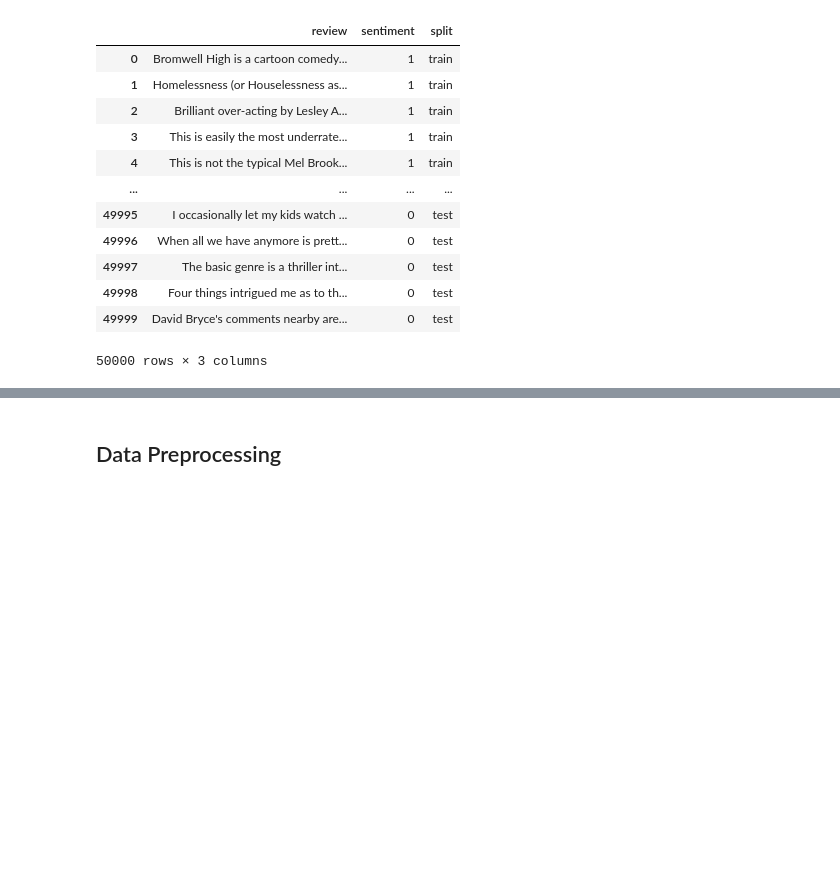
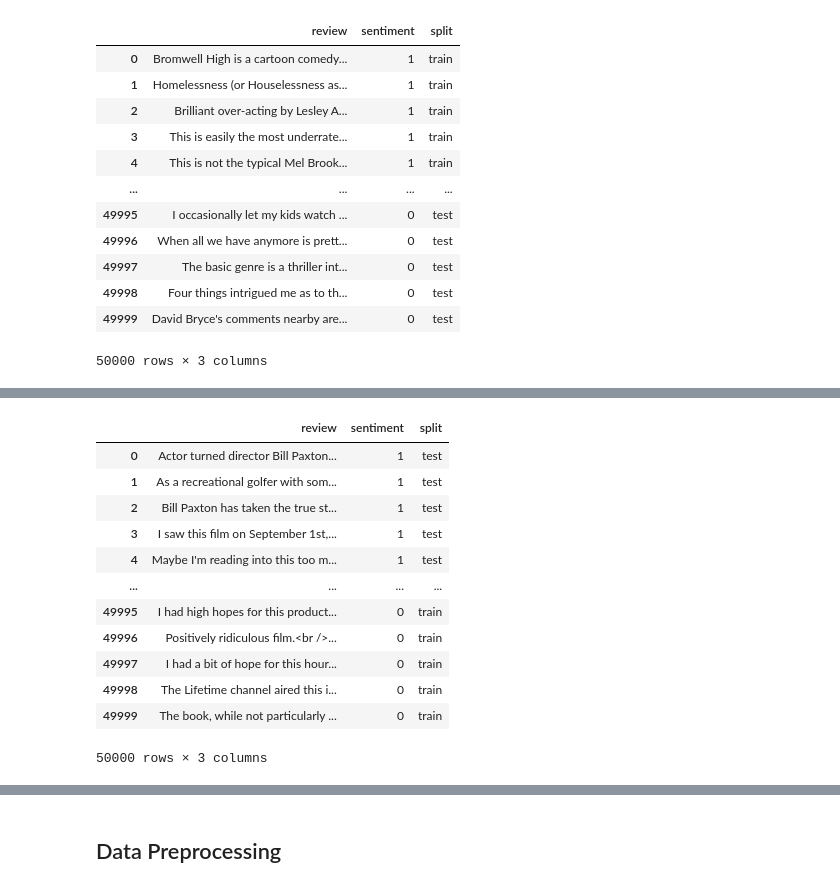
Before and after one commit to BaHaMuT-J/Sentiment-Analysis-and-Model-Comparison, a Jupyter notebook: Sentiment.ipynb, the cells around one changed output, grey strips where cells are left out. Saved outputs shown, nothing was run; the diff lists cells and outputs as text; code cells hidden in the pictures; blank space fills up the shorter version.

```diff
--- a/Sentiment.ipynb
+++ b/Sentiment.ipynb
@@ -74 +122,18 @@ imdb_df
+# %%
+imdb_df = pd.read_csv('imdb_more_train.csv')
+imdb_df
+# %% [output]
+|  | review | sentiment | split |
+| 0 | Actor turned director Bill Paxton... | 1 | test |
+| 1 | As a recreational golfer with som... | 1 | test |
+| 2 | Bill Paxton has taken the true st... | 1 | test |
+| 3 | I saw this film on September 1st,... | 1 | test |
+| 4 | Maybe I'm reading into this too m... | 1 | test |
+| ... | ... | ... | ... |
+| 49995 | I had high hopes for this product... | 0 | train |
+| 49996 | Positively ridiculous film.<br />... | 0 | train |
+| 49997 | I had a bit of hope for this hour... | 0 | train |
+| 49998 | The Lifetime channel aired this i... | 0 | train |
+| 49999 | The book, while not particularly ... | 0 | train |
+50000 rows × 3 columns
 # %%
```
Also changed, not shown: parts of 26 cells of this notebook.
